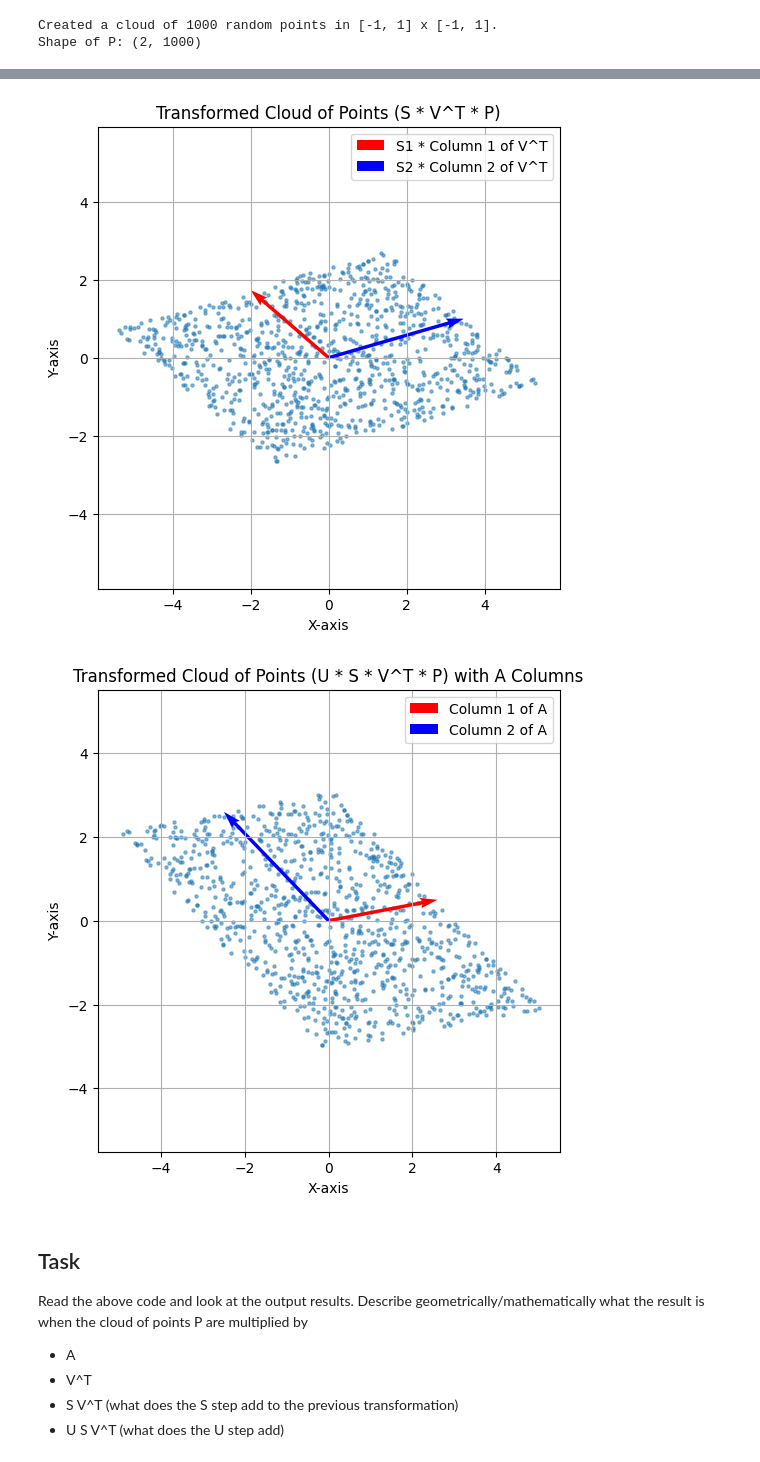
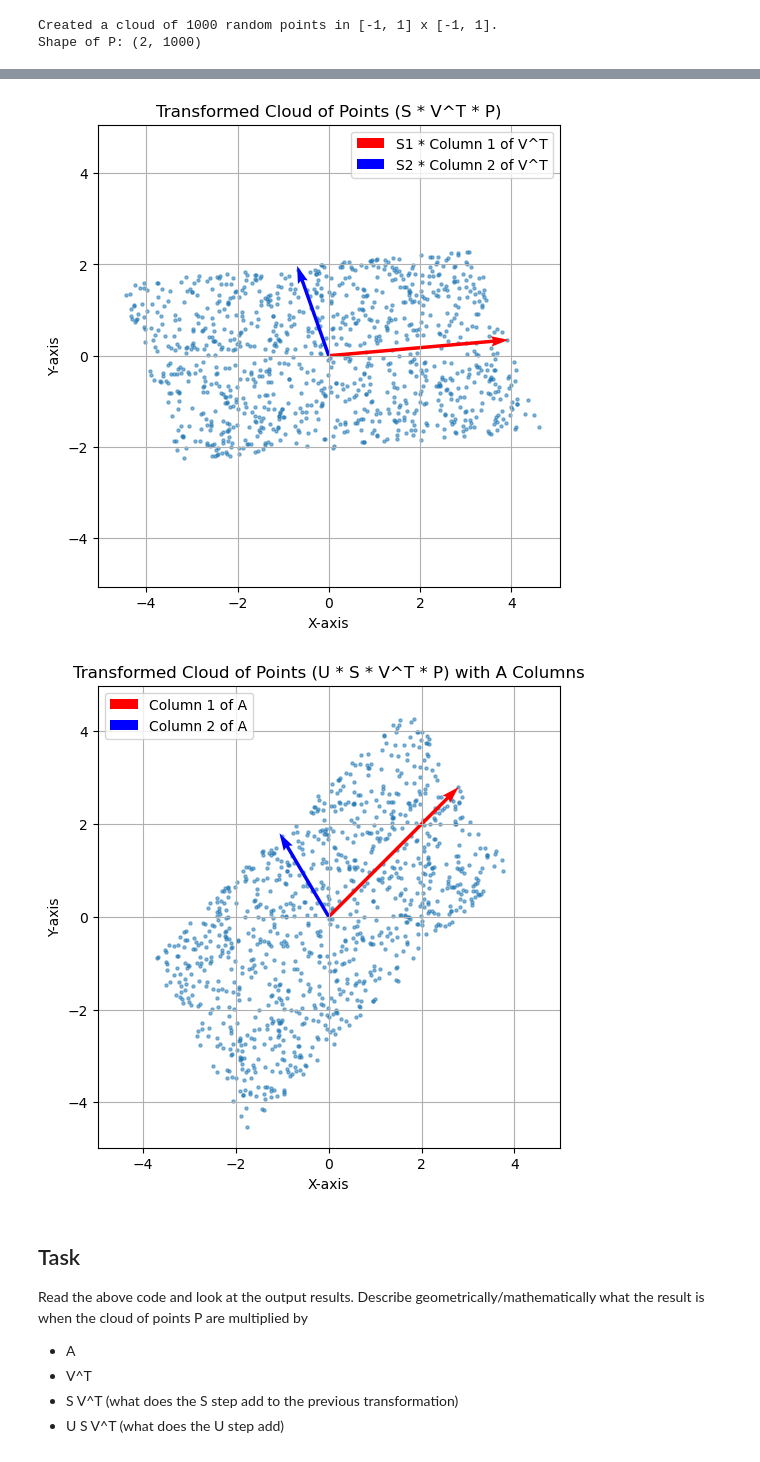
Before and after one commit to AET-CS/aet-cs.github.io, a Jupyter notebook: white/2025/ML/notebooks/Visualizing_Transformation_Matrices.ipynb, the cells around one changed output, grey strips where cells are left out. Saved outputs shown, nothing was run; the diff lists cells and outputs as text; code cells hidden in the pictures.

```diff
--- a/white/2025/ML/notebooks/Visualizing_Transformation_Matrices.ipynb
+++ b/white/2025/ML/notebooks/Visualizing_Transformation_Matrices.ipynb
@@ -51,7 +51,7 @@ def rotation_matrix_2d(angle_degrees, clockwise=True):
                               [sin_theta, cos_theta]])
   return rotation_matrix
 # %%
-A = rotation_matrix_2d(30, clockwise=True) @ np.diag([4,2]) @ rotation_matrix_2d(60, clockwise=True).T
+A = rotation_matrix_2d(50, clockwise=False) @ np.diag([4,2]) @ rotation_matrix_2d(10, clockwise=False).T
 U, S, V_transpose = np.linalg.svd(A)
 S = np.diag(S)
 # %%
@@ -123,33 +123,33 @@ plt.show()
 # %%
 # Compute S * V^T * P
 P_transformed_SVT = S @ V_transpose @ P
 
 # Scatter plot the transformed points
 plt.figure(figsize=(6, 6))
-plt.scatter(P_transformed_VT[0, :], P_transformed_VT[1, :], s=5, alpha=0.5)
+plt.scatter(P_transformed_SVT[0, :], P_transformed_SVT[1, :], s=5, alpha=0.5)
 plt.title('Transformed Cloud of Points (S * V^T * P)')
 plt.xlabel('X-axis')
 plt.ylabel('Y-axis')
 plt.grid(True)
 plt.gca().set_aspect('equal', adjustable='box')
 
 # Adjust plot limits based on the transformed points
-max_x_vt = np.max(np.abs(P_transformed_VT[0, :]))
-max_y_vt = np.max(np.abs(P_transformed_VT[1, :]))
+max_x_vt = np.max(np.abs(P_transformed_SVT[0, :]))
+max_y_vt = np.max(np.abs(P_transformed_SVT[1, :]))
 max_val_vt = max(max_x_vt, max_y_vt, 1) * 1.1 # Add a little padding
 plt.xlim([-max_val_vt, max_val_vt])
 plt.ylim([-max_val_vt, max_val_vt])
 
 # Add the columns of S VT as vectors to the plot
-col1_A = (S@V_transpose)[:, 0]
+col1_A = -(S@V_transpose)[:, 0]
 col2_A = (S@V_transpose)[:, 1]
 plt.quiver(0, 0, col1_A[0], col1_A[1], angles='xy', scale_units='xy', scale=1, color='r', label='S1 * Column 1 of V^T')
 plt.quiver(0, 0, col2_A[0], col2_A[1], angles='xy', scale_units='xy', scale=1, color='b', label='S2 * Column 2 of V^T')
 plt.legend()
 
 plt.show()
 # %% [output]
-[figure, old version]
+[figure, new version]
 # %%
 # Calculate the matrix product of U and P_transformed_SVT
 P_transformed_USVT = U @ P_transformed_SVT
@@ -190,7 +190,7 @@ plt.legend()
 # Display the plot
 plt.show()
 # %% [output]
-[figure, old version]
+[figure, new version]
 # %% [markdown]
 ## Task
 
```
Also changed, not shown: parts of 4 cells of this notebook.
